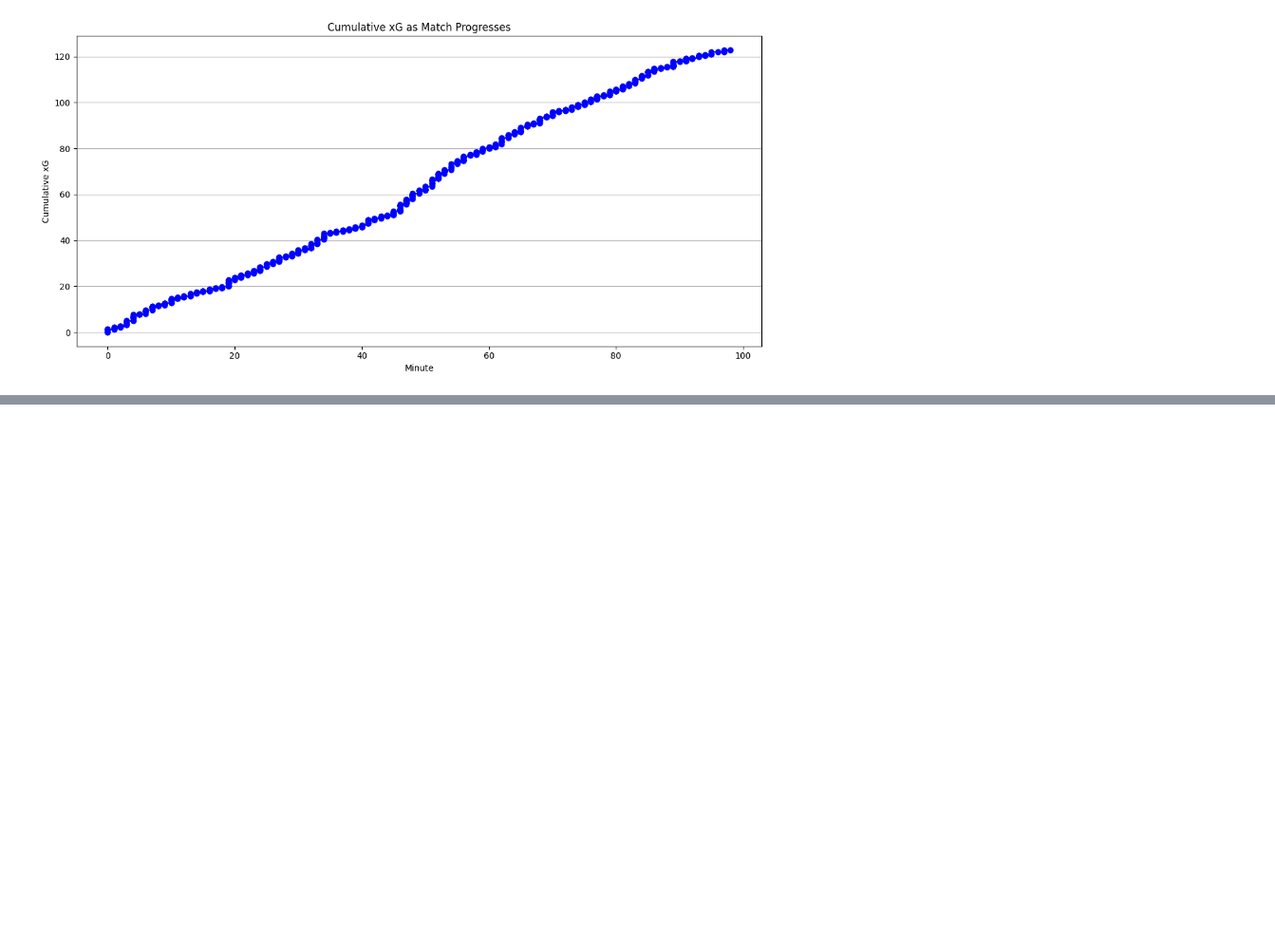
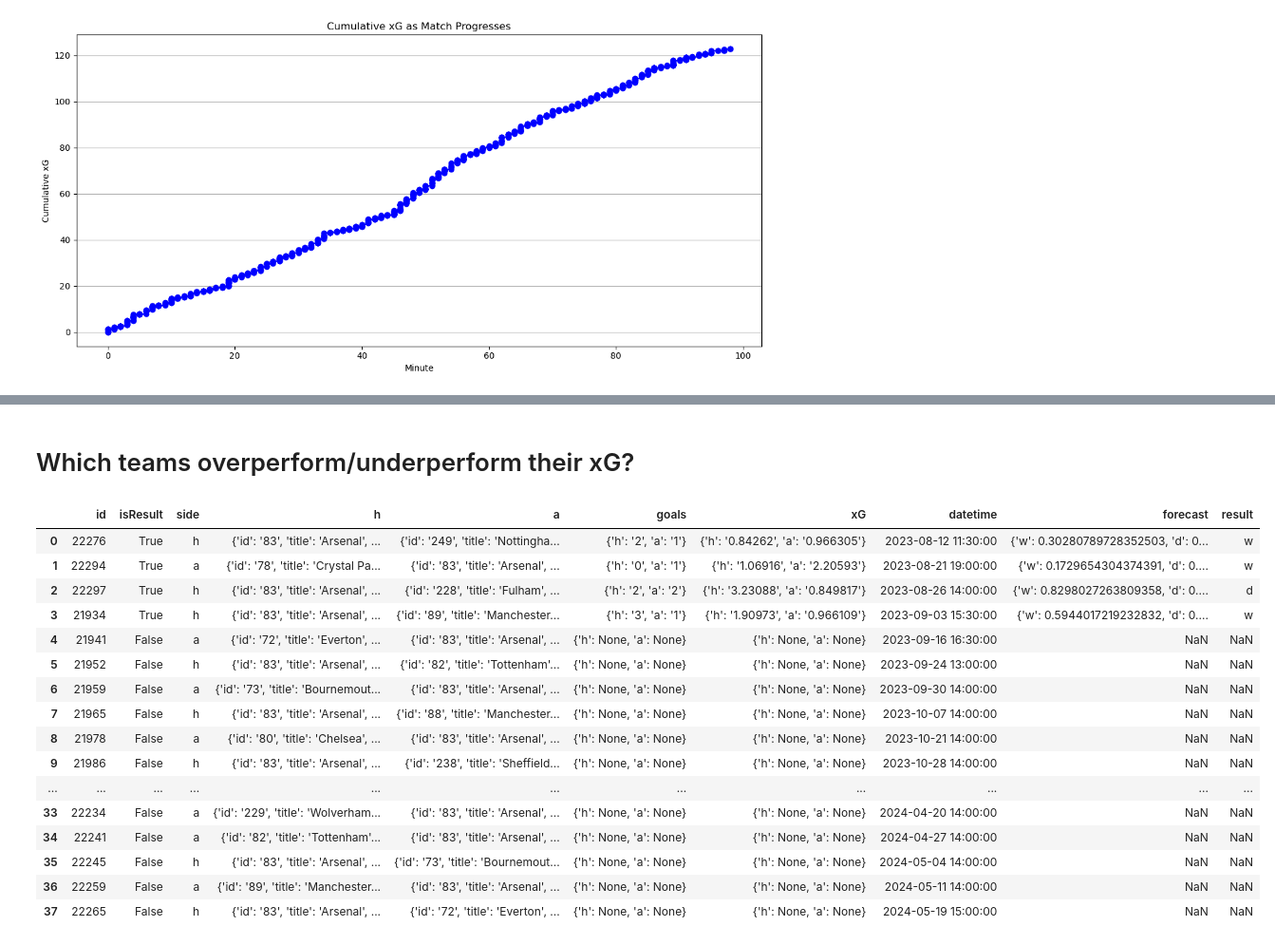
Before and after one commit to arijul2/UnderstatExploration, a Jupyter notebook: Understat_Analysis.ipynb, the cells around one changed output, grey strips where cells are left out. Shown: that part at 95% size. Cells and saved outputs as stored; diff of their text form; code cells hidden in the pictures; blank space fills up the shorter version.

```diff
--- a/Understat_Analysis.ipynb
+++ b/Understat_Analysis.ipynb
@@ -247,0 +305,23 @@ with UnderstatClient() as understat:
+# %% [markdown]
+# Which teams overperform/underperform their xG?
+# %%
+matches = pd.DataFrame(understat.team(team="Arsenal").get_match_data(season="2023"))
+matches
+# %% [output]
+|  | id | isResult | side | h | a | goals | xG | datetime | forecast | result |
+| 0 | 22276 | True | h | {'id': '83', 'title': 'Arsenal', ... | {'id': '249', 'title': 'Nottingha... | {'h': '2', 'a': '1'} | {'h': '0.84262', 'a': '0.966305'} | 2023-08-12 11:30:00 | {'w': 0.30280789728352503, 'd': 0... | w |
+| 1 | 22294 | True | a | {'id': '78', 'title': 'Crystal Pa... | {'id': '83', 'title': 'Arsenal', ... | {'h': '0', 'a': '1'} | {'h': '1.06916', 'a': '2.20593'} | 2023-08-21 19:00:00 | {'w': 0.1729654304374391, 'd': 0.... | w |
+| 2 | 22297 | True | h | {'id': '83', 'title': 'Arsenal', ... | {'id': '228', 'title': 'Fulham', ... | {'h': '2', 'a': '2'} | {'h': '3.23088', 'a': '0.849817'} | 2023-08-26 14:00:00 | {'w': 0.8298027263809358, 'd': 0.... | d |
+| 3 | 21934 | True | h | {'id': '83', 'title': 'Arsenal', ... | {'id': '89', 'title': 'Manchester... | {'h': '3', 'a': '1'} | {'h': '1.90973', 'a': '0.966109'} | 2023-09-03 15:30:00 | {'w': 0.5944017219232832, 'd': 0.... | w |
+| 4 | 21941 | False | a | {'id': '72', 'title': 'Everton', ... | {'id': '83', 'title': 'Arsenal', ... | {'h': None, 'a': None} | {'h': None, 'a': None} | 2023-09-16 16:30:00 | NaN | NaN |
+| 5 | 21952 | False | h | {'id': '83', 'title': 'Arsenal', ... | {'id': '82', 'title': 'Tottenham'... | {'h': None, 'a': None} | {'h': None, 'a': None} | 2023-09-24 13:00:00 | NaN | NaN |
+| 6 | 21959 | False | a | {'id': '73', 'title': 'Bournemout... | {'id': '83', 'title': 'Arsenal', ... | {'h': None, 'a': None} | {'h': None, 'a': None} | 2023-09-30 14:00:00 | NaN | NaN |
+| 7 | 21965 | False | h | {'id': '83', 'title': 'Arsenal', ... | {'id': '88', 'title': 'Manchester... | {'h': None, 'a': None} | {'h': None, 'a': None} | 2023-10-07 14:00:00 | NaN | NaN |
+| 8 | 21978 | False | a | {'id': '80', 'title': 'Chelsea', ... | {'id': '83', 'title': 'Arsenal', ... | {'h': None, 'a': None} | {'h': None, 'a': None} | 2023-10-21 14:00:00 | NaN | NaN |
+| 9 | 21986 | False | h | {'id': '83', 'title': 'Arsenal', ... | {'id': '238', 'title': 'Sheffield... | {'h': None, 'a': None} | {'h': None, 'a': None} | 2023-10-28 14:00:00 | NaN | NaN |
+| ... | ... | ... | ... | ... | ... | ... | ... | ... | ... | ... |
+| 33 | 22234 | False | a | {'id': '229', 'title': 'Wolverham... | {'id': '83', 'title': 'Arsenal', ... | {'h': None, 'a': None} | {'h': None, 'a': None} | 2024-04-20 14:00:00 | NaN | NaN |
+| 34 | 22241 | False | a | {'id': '82', 'title': 'Tottenham'... | {'id': '83', 'title': 'Arsenal', ... | {'h': None, 'a': None} | {'h': None, 'a': None} | 2024-04-27 14:00:00 | NaN | NaN |
+| 35 | 22245 | False | h | {'id': '83', 'title': 'Arsenal', ... | {'id': '73', 'title': 'Bournemout... | {'h': None, 'a': None} | {'h': None, 'a': None} | 2024-05-04 14:00:00 | NaN | NaN |
+| 36 | 22259 | False | a | {'id': '89', 'title': 'Manchester... | {'id': '83', 'title': 'Arsenal', ... | {'h': None, 'a': None} | {'h': None, 'a': None} | 2024-05-11 14:00:00 | NaN | NaN |
+| 37 | 22265 | False | h | {'id': '83', 'title': 'Arsenal', ... | {'id': '72', 'title': 'Everton', ... | {'h': None, 'a': None} | {'h': None, 'a': None} | 2024-05-19 15:00:00 | NaN | NaN |
```
Also changed, not shown: parts of 14 cells of this notebook.
